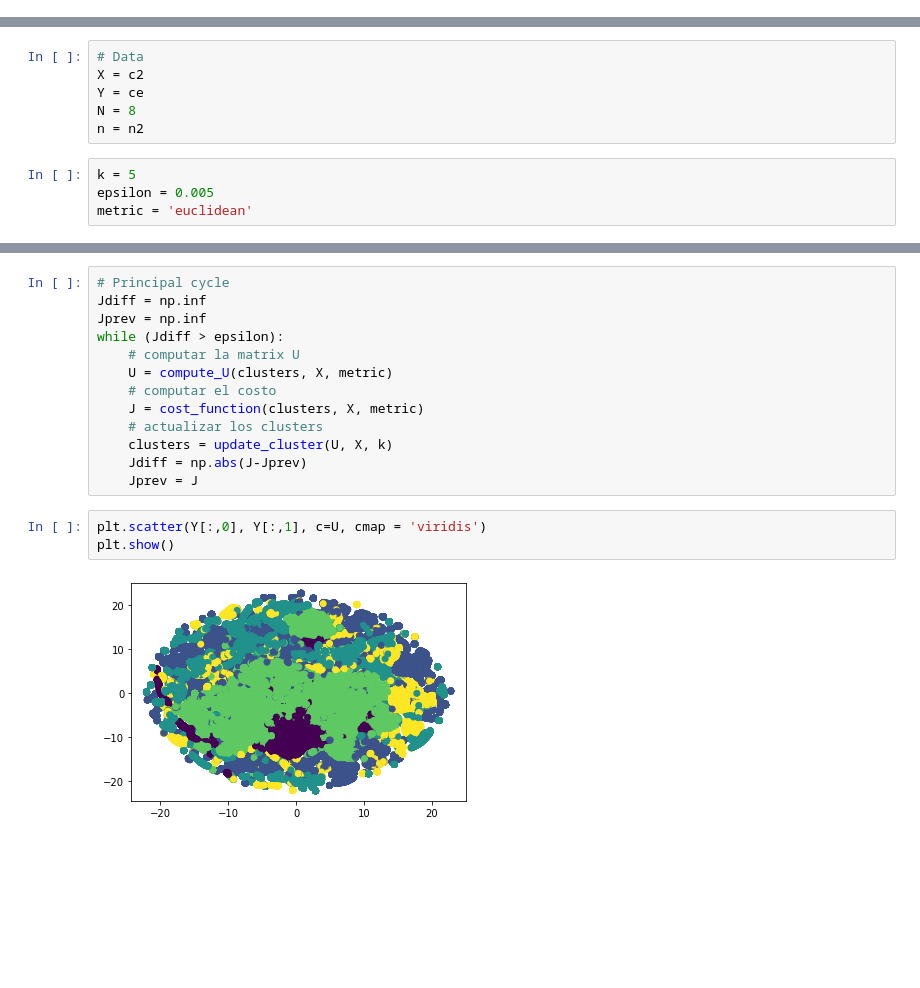
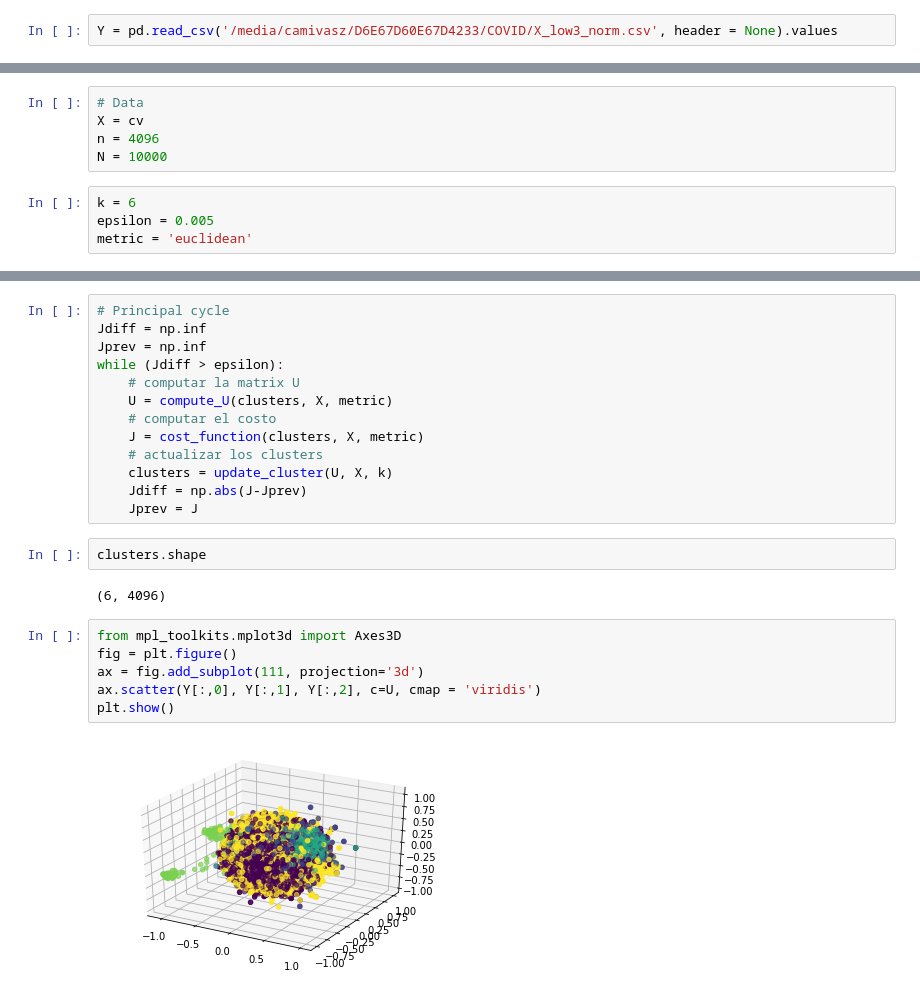
Before and after one commit to CamiVasz/AI, a Jupyter notebook: Clustering/k-means.ipynb, the cells around one changed output, grey strips where cells are left out. Cells and saved outputs as stored; diff of their text form; blank space fills up the shorter version.

```diff
--- a/Clustering/k-means.ipynb
+++ b/Clustering/k-means.ipynb
@@ -40,0 +43,2 @@ c2 = pd.read_csv('data/credit_pca.csv').values
+# %%
+Y = pd.read_csv('/media/camivasz/D6E67D60E67D4233/COVID/X_low3_norm.csv', header = None).values
@@ -41,13 +56,12 @@ c2 = pd.read_csv('data/credit_pca.csv').values
 # %% [markdown]
 ### Parameters
-# %%
-# Data
-X = c2
-Y = ce
-N = 8
-n = n2
+# %%
+# Data
+X = cv
+n = 4096
+N = 10000
 # %%
-k = 5
+k = 6
 epsilon = 0.005
 metric = 'euclidean'
 # %%
@@ -90,8 +104,15 @@ while (Jdiff > epsilon):
     clusters = update_cluster(U, X, k)
     Jdiff = np.abs(J-Jprev)
     Jprev = J
+# %%
+clusters.shape
+# %% [output]
+(6, 4096)
 # %%
-plt.scatter(Y[:,0], Y[:,1], c=U, cmap = 'viridis')
+from mpl_toolkits.mplot3d import Axes3D
+fig = plt.figure()
+ax = fig.add_subplot(111, projection='3d')
+ax.scatter(Y[:,0], Y[:,1], Y[:,2], c=U, cmap = 'viridis')
 plt.show()
 # %% [output]
-[figure, old version]
+[figure, new version]
```
Also changed, not shown: parts of 4 cells of this notebook.
